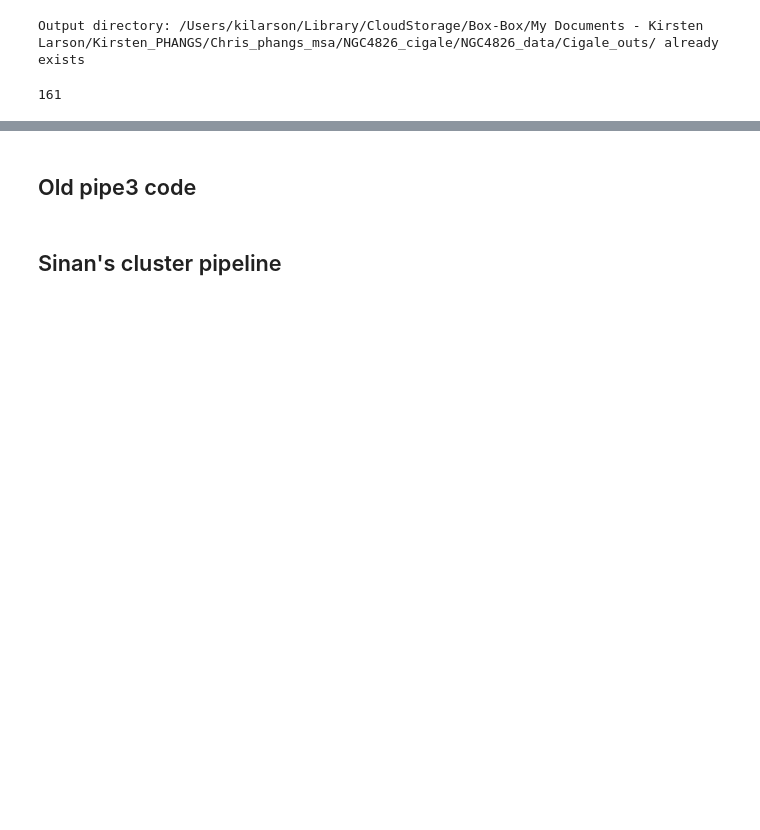
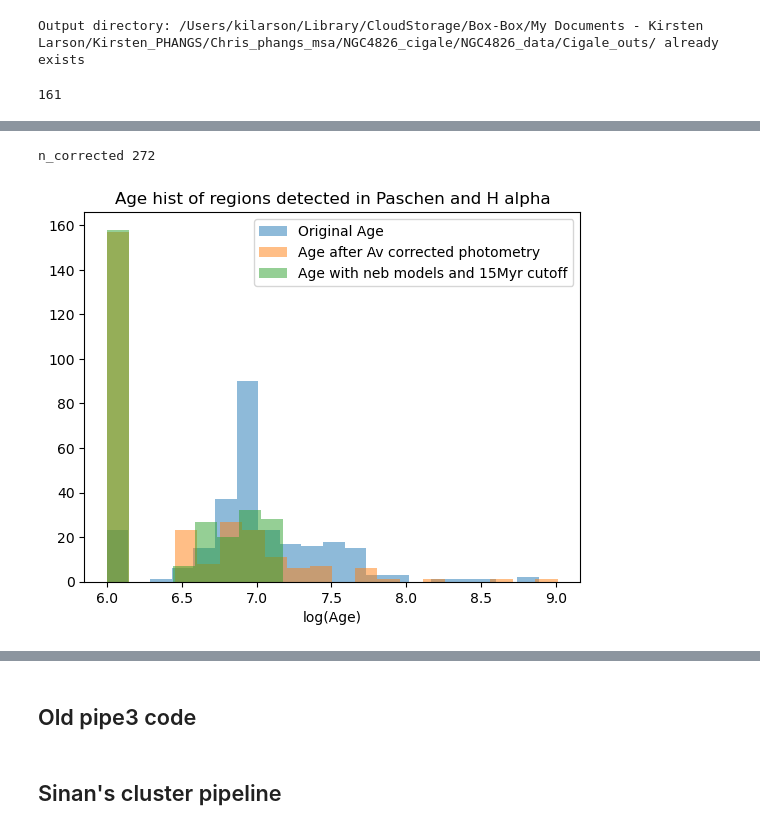
Before and after one commit to kilarson/msa, a Jupyter notebook: msa_cigale.ipynb, the cells around one changed output, grey strips where cells are left out. Saved outputs shown, nothing was run; the diff lists cells and outputs as text; code cells hidden in the pictures; blank space fills up the shorter version.

```diff
--- a/msa_cigale.ipynb
+++ b/msa_cigale.ipynb
@@ -511,6 +610,8 @@ ebv_start = 0.0
 ebv_end = 1.5
 ebv_step = 0.01
 phangs_def_ebv = np.arange(ebv_start, ebv_end+ebv_step, step=0.01)
+#calculate attenuation at V-band (550 nm) from E(b-v) for dustextPHANGS
+phangs_A550 = 3.1*phangs_def_ebv
 
 fit_specs_dictionary = {
     'cores': 4,
@@ -527,8 +628,10 @@ fit_specs_dictionary = {
             2819, 3029, 3255, 3499, 3760, 4041, 4343,
             4667, 5015, 5390, 5793, 6225, 6690, 7190,
             7727, 8304, 8925, 9591, 10308, 11077,
-            11905, 12794, 13750],
+            11905, 12794, 13650],
     'E_BV': phangs_def_ebv,
+    'A550': phangs_A550,
+
 
 
 }
@@ -672,0 +1171,24 @@ KeyError: 'additionalerror'
+# %%
+# age of only corrected regions
+fig_dir = 'figures/'
+av_corrected = (data_tbl['V_dolmag_vega_old']-data_tbl['V_dolmag_vega'] > 0.1)
+print('n_corrected',sum(av_corrected))
+
+#plt.hist(np.log(cigale_df['best.stellar.age_m_star']*1e6), bins= 20,alpha=.5)
+plt.hist(np.log10(data_reg_tbl['reg_dolflux_Age_MinChiSq'][av_corrected]*1e6), bins=20,alpha=.5, label='Original Age')
+plt.hist(np.log10(cigale_df['best.stellar.age_m_star'][av_corrected]*1e6), bins= 20,alpha=.5,label='Age after Av corrected photometry')
+#plt.hist(np.log10(cigale_df_orig['best.stellar.age_m_star'][av_corrected]*1e6), bins= 20,alpha=.5,label='Age with forced Av>1')
+plt.hist(np.log10(cigale_df_neb['best.stellar.age_m_star'][av_corrected]*1e6), bins= 8,alpha=.5,label='Age with neb models and 15Myr cutoff')
+
+
+plt.title('Age hist of regions detected in Paschen and H alpha')
+plt.xlabel('log(Age)')
+plt.legend()
+#plt.xscale('log')
+#plt.savefig(fig_dir+gal+'_'+tracer_band+'_ws'+pc_scales[i]+'pc_Agehist.pdf', bbox_inches='tight', pad_inches=0.15)
+plt.savefig(fig_dir+gal+'_'+tracer_band+'_ws'+pc_scales[i]+'pc_Agehist_Nebular.pdf', bbox_inches='tight', pad_inches=0.15)
+plt.show()
+plt.close()
+# %% [output]
+n_corrected 272
+[figure, added]
```
Also changed, not shown: parts of 40 cells of this notebook.
